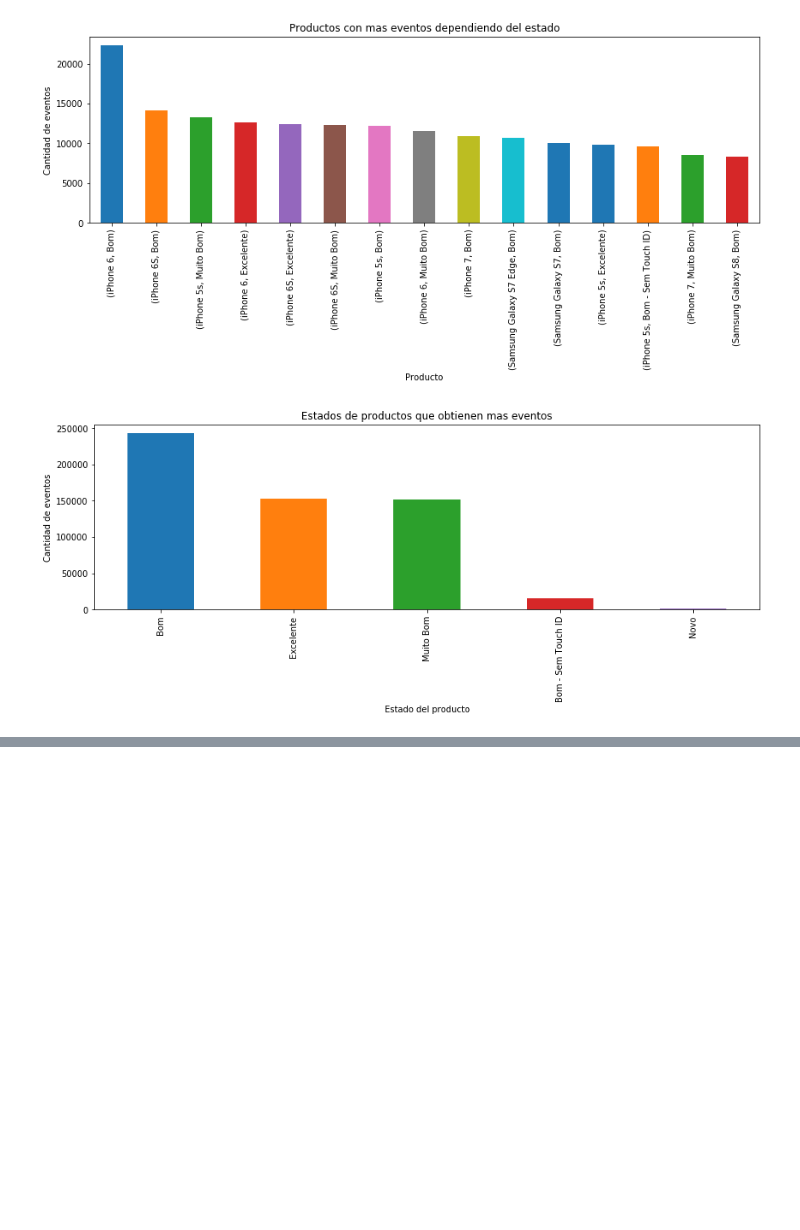
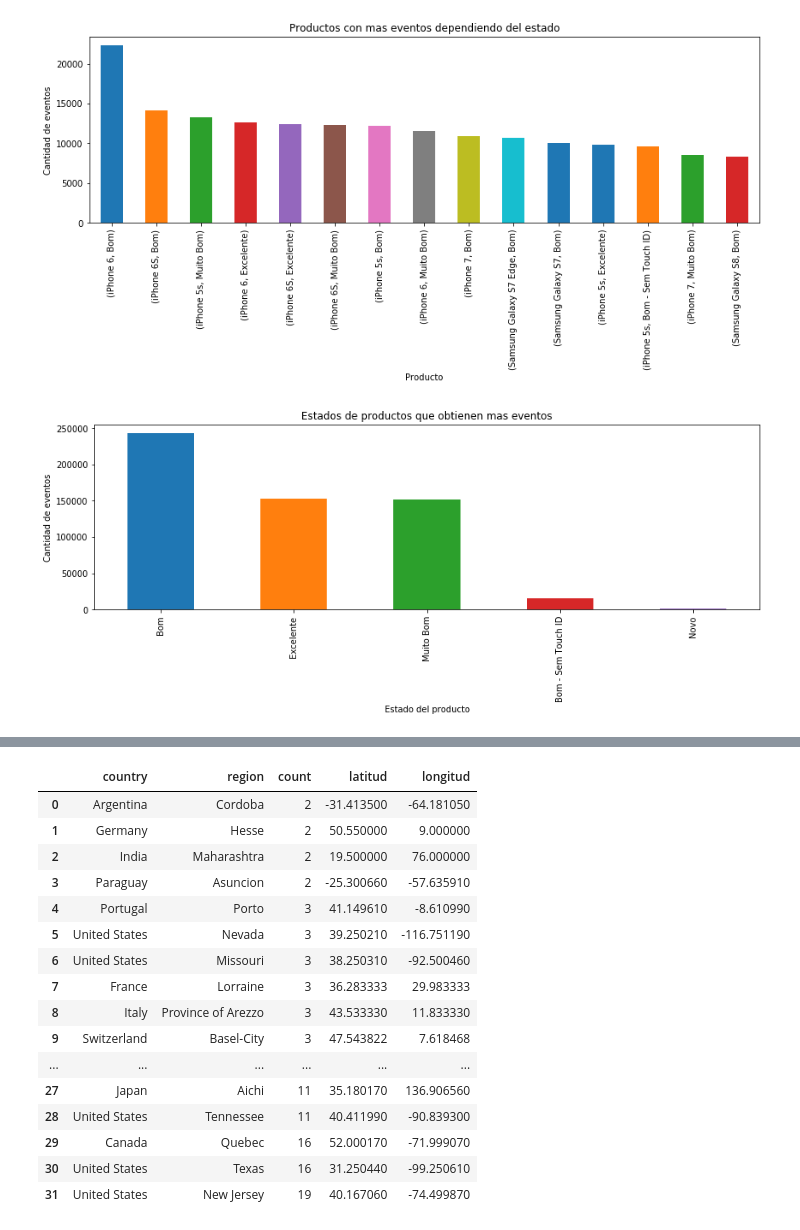
Before and after one commit to Memphis14F/datosTp1, a Jupyter notebook: WebAnalyticsEvents.ipynb, the cells around one changed output, grey strips where cells are left out. Drawn from its saved outputs; the diff is of its cells as text; code cells hidden in the pictures; blank space fills up the shorter version.

```diff
--- a/WebAnalyticsEvents.ipynb
+++ b/WebAnalyticsEvents.ipynb
@@ -661,0 +648,10 @@ Image("paises_regiones_predominantes.png")
+# %%
+paises_regiones_infimos = visitas.loc[:,['event','country','region']]
+paises_regiones_infimos = paises_regiones_infimos.loc[(paises_regiones_infimos.country != 'Unknown') & (paises_regiones_infimos.region != 'Unknown')]
+paises_regiones_infimos = paises_regiones_infimos.groupby(['country','region']).count()['event'].reset_index()
+paises_regiones_infimos.rename({
+    'event':'count'
+}, axis=1, inplace=True)
+paises_regiones_infimos = paises_regiones_infimos.loc[(paises_regiones_infimos['count'] > 1) & (paises_regiones_infimos['count'] < 49)]
+paises_regiones_infimos.sort_values(by='count', ascending=True, inplace=True)
+paises_regiones_infimos.head(32)
@@ -661,0 +676,54 @@ Image("paises_regiones_predominantes.png")
+# %%
+lat_long_inf = [{'country': 'Argentina', 'region': 'Cordoba', 'latitud': -31.4135, 'longitud': -64.18105},
+            {'country': 'Germany', 'region': 'Hesse', 'latitud': 50.55, 'longitud': 9},
+            {'country': 'India', 'region': 'Maharashtra', 'latitud': 19.5, 'longitud': 76},
+            {'country': 'Paraguay', 'region': 'Asuncion', 'latitud': -25.30066, 'longitud': -57.63591},
+            {'country': 'United States', 'region': 'Nevada', 'latitud': 39.25021, 'longitud': -116.75119},
+            {'country': 'United States', 'region': 'Missouri', 'latitud':  38.25031, 'longitud': -92.50046},
+            {'country': 'France', 'region': 'Lorraine', 'latitud': 36.2833333, 'longitud': 29.9833334},
+            {'country': 'Italy', 'region': 'Province of Arezzo', 'latitud': 43.53333, 'longitud': 11.83333},
+            {'country': 'Switzerland', 'region': 'Basel-City', 'latitud': 47.5438216 , 'longitud': 7.6184677},
+            {'country': 'Portugal', 'region': 'Porto', 'latitud': 41.14961, 'longitud': -8.61099},
+            {'country': 'United States', 'region': 'Pennsylvania', 'latitud': 40.27245, 'longitud': -76.90567},
+            {'country': 'Argentina', 'region': 'Buenos Aires', 'latitud': -34.6075615, 'longitud': -58.4370759},
+            {'country': 'United States', 'region': 'Minnesota', 'latitud': 46.25024, 'longitud': -94.25055},
+            {'country': 'United States', 'region': 'Florida', 'latitud': 28.75054, 'longitud': -82.5001},
+            {'country': 'United Kingdom', 'region': 'Wrexham', 'latitud': 53.04664, 'longitud': -2.99132},
+            {'country': 'United Kingdom', 'region': 'England', 'latitud': 52.16045, 'longitud': -0.70312},
+            {'country': 'Romania', 'region': 'Vaslui', 'latitud': 46.63333, 'longitud': 27.73333},
+            {'country': 'Dominican Republic', 'region': 'Nacional', 'latitud': 18.50012, 'longitud': -69.98857},
+            {'country': 'Canada', 'region': 'British Columbia', 'latitud': 53.99983, 'longitud': -125.0032 },
+            {'country': 'United States', 'region': 'Washington', 'latitud': 38.89511, 'longitud': -77.03637},
+            {'country': 'Mozambique', 'region': 'Cidade de Maputo', 'latitud': -25.96528, 'longitud': 32.58917},
+            {'country': 'Poland', 'region': 'Łódź Voivodeship', 'latitud': 51.7687323, 'longitud': 19.4569911},
+            {'country': 'Netherlands', 'region': 'North Holland', 'latitud': 52.58333, 'longitud': 4.91667},
+            {'country': 'United States', 'region': 'Illinois', 'latitud': 40.00032, 'longitud': -89.25037},
+            {'country': 'Canada', 'region': 'Ontario', 'latitud': 49.25014, 'longitud': -84.49983},
+            {'country': 'United States', 'region': 'Colorado', 'latitud': 39.00027, 'longitud': -105.50083},
+            {'country': 'United States', 'region': 'Connecticut', 'latitud': 41.66704, 'longitud': -72.66648},
+            {'country': 'Japan', 'region': 'Aichi', 'latitud': 35.18017, 'longitud': 136.90656},
+            {'country': 'United States', 'region': 'Tennessee', 'latitud': 40.41199, 'longitud': -90.8393},
+            {'country': 'Canada', 'region': 'Quebec', 'latitud': 52.00017, 'longitud': -71.99907},
+            {'country': 'United States', 'region': 'Texas', 'latitud': 31.25044, 'longitud': -99.25061},
+            {'country': 'United States', 'region': 'New Jersey', 'latitud': 40.16706, 'longitud': -74.49987}]
+lat_long_inf = pd.DataFrame(lat_long_inf)
+paises_regiones_lat_long_inf = paises_regiones_infimos.merge(lat_long_inf, on=['country','region'], how='inner')
+paises_regiones_lat_long_inf.head(32)
+# %% [output]
+|  | country | region | count | latitud | longitud |
+| 0 | Argentina | Cordoba | 2 | -31.413500 | -64.181050 |
+| 1 | Germany | Hesse | 2 | 50.550000 | 9.000000 |
+| 2 | India | Maharashtra | 2 | 19.500000 | 76.000000 |
+| 3 | Paraguay | Asuncion | 2 | -25.300660 | -57.635910 |
+| 4 | Portugal | Porto | 3 | 41.149610 | -8.610990 |
+| 5 | United States | Nevada | 3 | 39.250210 | -116.751190 |
+| 6 | United States | Missouri | 3 | 38.250310 | -92.500460 |
+| 7 | France | Lorraine | 3 | 36.283333 | 29.983333 |
+| 8 | Italy | Province of Arezzo | 3 | 43.533330 | 11.833330 |
+| 9 | Switzerland | Basel-City | 3 | 47.543822 | 7.618468 |
+| ... | ... | ... | ... | ... | ... |
+| 27 | Japan | Aichi | 11 | 35.180170 | 136.906560 |
+| 28 | United States | Tennessee | 11 | 40.411990 | -90.839300 |
+| 29 | Canada | Quebec | 16 | 52.000170 | -71.999070 |
+| 30 | United States | Texas | 16 | 31.250440 | -99.250610 |
+| 31 | United States | New Jersey | 19 | 40.167060 | -74.499870 |
```
Also changed, not shown: parts of 12 cells of this notebook, 5 other files.
